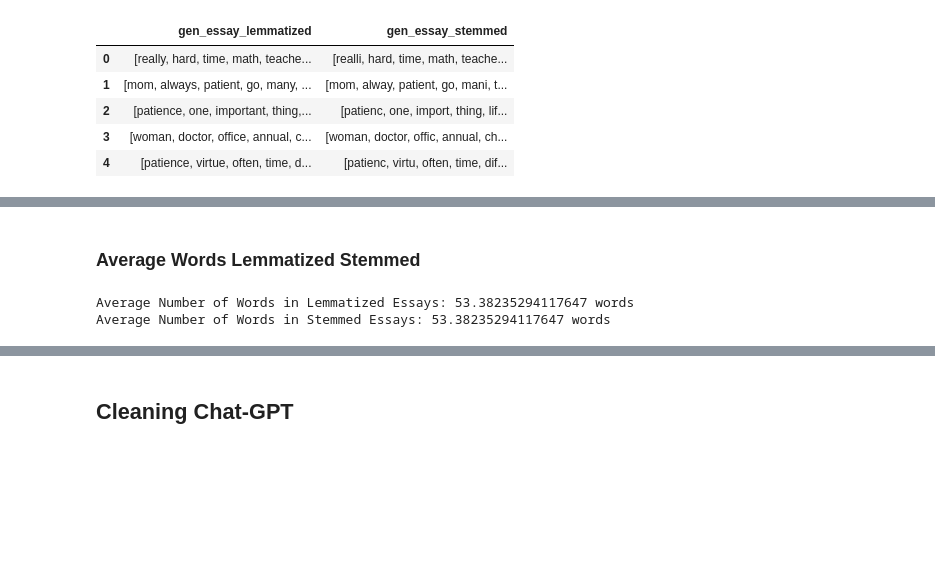
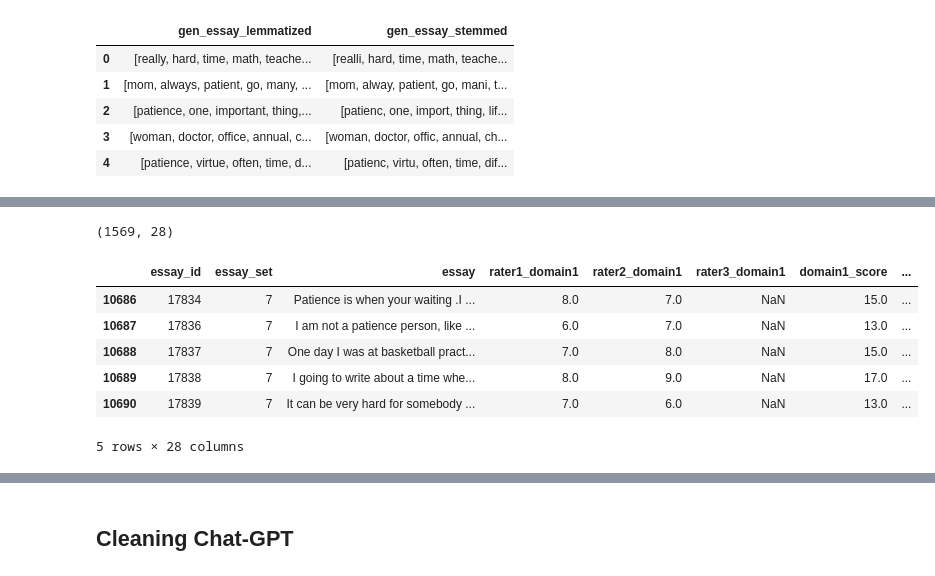
Before and after one commit to lodi-m/u-integrity, a Jupyter notebook: data/Prompt 7/cleaning_prompt7.ipynb, the cells around one changed output, grey strips where cells are left out. Drawn from its saved outputs; the diff is of its cells as text; code cells hidden in the pictures; blank space fills up the shorter version.

```diff
--- a/data/Prompt 7/cleaning_prompt7.ipynb
+++ b/data/Prompt 7/cleaning_prompt7.ipynb
@@ -183,8 +131,0 @@ Number of Unique Words in Stemmed Essays: 1385 words
-# %% [markdown]
-### Average Words Lemmatized Stemmed
-# %%
-print("Average Number of Words in Lemmatized Essays: {} words".format(np.mean([len(row) for row in user_prompt7["gen_essay_lemmatized"]])))
-print("Average Number of Words in Stemmed Essays: {} words".format(np.mean([len(row) for row in user_prompt7["gen_essay_stemmed"]])))
-# %% [output]
-Average Number of Words in Lemmatized Essays: 53.38235294117647 words
-Average Number of Words in Stemmed Essays: 53.38235294117647 words
@@ -190,0 +140,17 @@ Average Number of Words in Stemmed Essays: 53.38235294117647 words
+# %%
+scores = pd.read_excel("../asap_aes_data.xlsx")
+scores = scores[scores["essay_set"] == 7]
+scores = scores[scores[["rater1_domain1", "rater2_domain1", "domain1_score"]].notna()]
+scores.shape
+# %% [output]
+(1569, 28)
+# %%
+scores.head()
+# %% [output]
+|  | essay_id | essay_set | essay | rater1_domain1 | rater2_domain1 | rater3_domain1 | domain1_score | ... |
+| 10686 | 17834 | 7 | Patience is when your waiting .I ... | 8.0 | 7.0 | NaN | 15.0 | ... |
+| 10687 | 17836 | 7 | I am not a patience person, like ... | 6.0 | 7.0 | NaN | 13.0 | ... |
+| 10688 | 17837 | 7 | One day I was at basketball pract... | 7.0 | 8.0 | NaN | 15.0 | ... |
+| 10689 | 17838 | 7 | I going to write about a time whe... | 8.0 | 9.0 | NaN | 17.0 | ... |
+| 10690 | 17839 | 7 | It can be very hard for somebody ... | 7.0 | 6.0 | NaN | 13.0 | ... |
+5 rows × 28 columns
```
Also changed, not shown: parts of 21 cells of this notebook, 2 other files.
